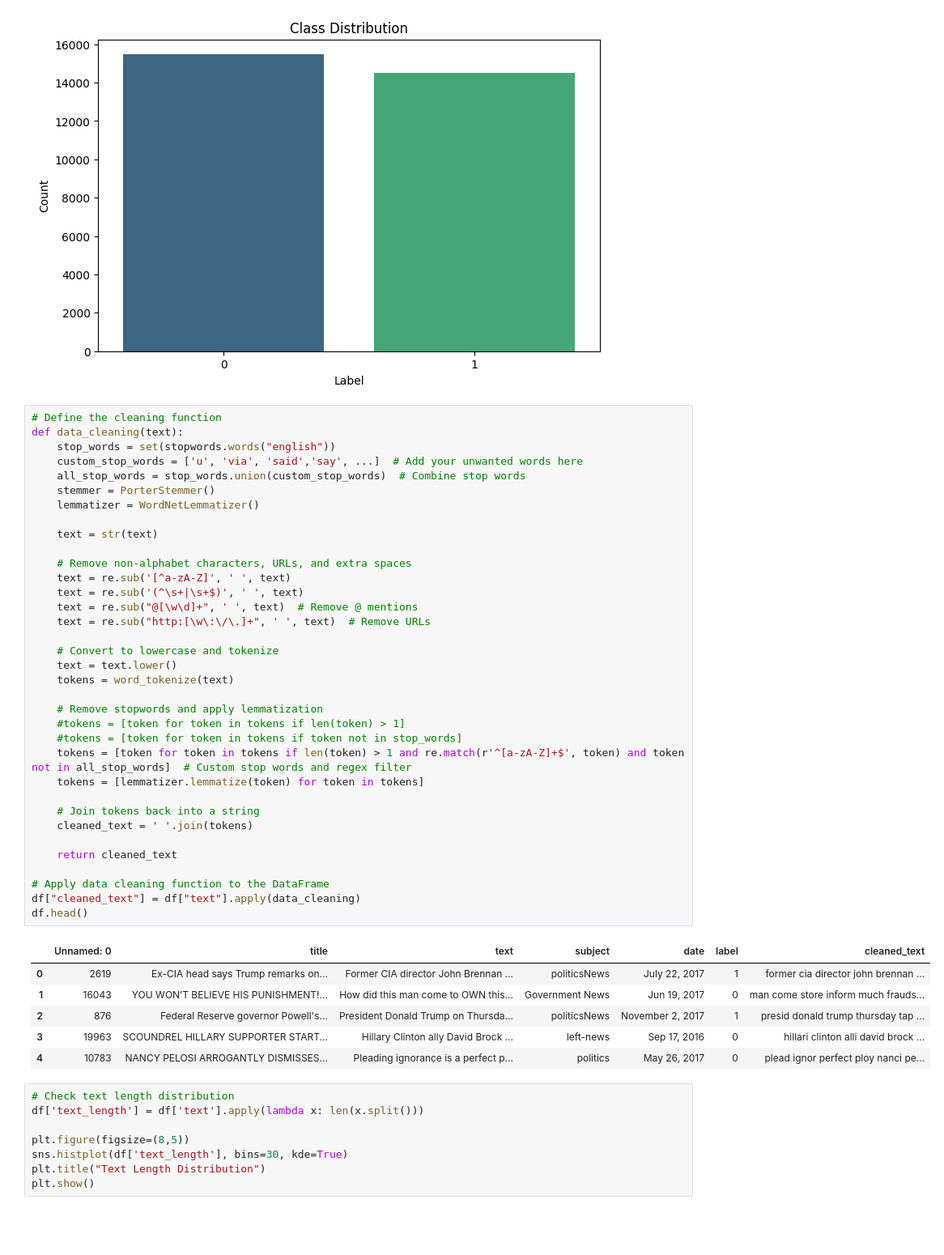
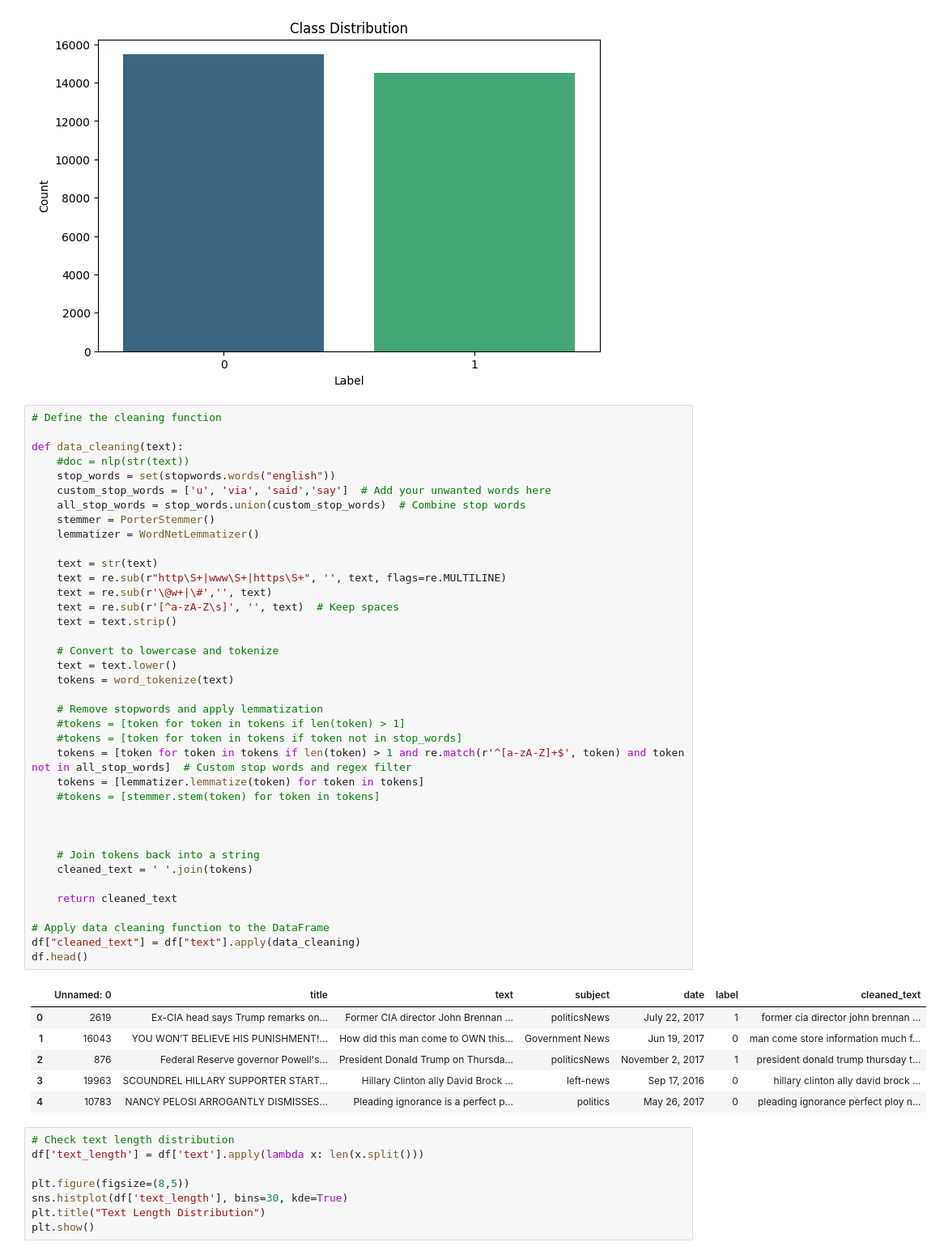
Before and after one commit to t-kiran-05/TAYYIBA-KIRAN-DSMP-python, a Jupyter notebook: Fake_News_Detection_Tayyiba_kiran_notebook_DSMP.ipynb, the cells around one changed output. Shown at 81% size. Saved outputs shown, nothing was run; the diff lists cells and outputs as text; blank space fills up the shorter version.

```diff
--- a/Fake_News_Detection_Tayyiba_kiran_notebook_DSMP.ipynb
+++ b/Fake_News_Detection_Tayyiba_kiran_notebook_DSMP.ipynb
@@ -164,46 +162,49 @@ plt.show()
 [figure]
 # %%
 # Define the cleaning function
+
 def data_cleaning(text):
+    #doc = nlp(str(text))
     stop_words = set(stopwords.words("english"))
-    custom_stop_words = ['u', 'via', 'said','say', ...]  # Add your unwanted words here
+    custom_stop_words = ['u', 'via', 'said','say']  # Add your unwanted words here
     all_stop_words = stop_words.union(custom_stop_words)  # Combine stop words
     stemmer = PorterStemmer()
     lemmatizer = WordNetLemmatizer()
 
     text = str(text)
-
-    # Remove non-alphabet characters, URLs, and extra spaces
-    text = re.sub('[^a-zA-Z]', ' ', text)
-    text = re.sub('(^\s+|\s+$)', ' ', text)
-    text = re.sub("@[\w\d]+", ' ', text)  # Remove @ mentions
-    text = re.sub("http:[\w\:\/\.]+", ' ', text)  # Remove URLs
+    text = re.sub(r"http\S+|www\S+|https\S+", '', text, flags=re.MULTILINE)
+    text = re.sub(r'\@w+|\#','', text)
+    text = re.sub(r'[^a-zA-Z\s]', '', text)  # Keep spaces
+    text = text.strip()
 
     # Convert to lowercase and tokenize
     text = text.lower()
     tokens = word_tokenize(text)
 
     # Remove stopwords and apply lemmatization
     #tokens = [token for token in tokens if len(token) > 1]
     #tokens = [token for token in tokens if token not in stop_words]
     tokens = [token for token in tokens if len(token) > 1 and re.match(r'^[a-zA-Z]+$', token) and token not in all_stop_words]  # Custom stop words and regex filter
     tokens = [lemmatizer.lemmatize(token) for token in tokens]
+    #tokens = [stemmer.stem(token) for token in tokens]
+
+
 
     # Join tokens back into a string
     cleaned_text = ' '.join(tokens)
 
     return cleaned_text
 
 # Apply data cleaning function to the DataFrame
 df["cleaned_text"] = df["text"].apply(data_cleaning)
 df.head()
 # %% [output]
 |  | Unnamed: 0 | title | text | subject | date | label | cleaned_text |
 | 0 | 2619 | Ex-CIA head says Trump remarks on... | Former CIA director John Brennan ... | politicsNews | July 22, 2017 | 1 | former cia director john brennan ... |
-| 1 | 16043 | YOU WON’T BELIEVE HIS PUNISHMENT!... | How did this man come to OWN this... | Government News | Jun 19, 2017 | 0 | man come store inform much frauds... |
-| 2 | 876 | Federal Reserve governor Powell's... | President Donald Trump on Thursda... | politicsNews | November 2, 2017 | 1 | presid donald trump thursday tap ... |
-| 3 | 19963 | SCOUNDREL HILLARY SUPPORTER START... | Hillary Clinton ally David Brock ... | left-news | Sep 17, 2016 | 0 | hillari clinton alli david brock ... |
-| 4 | 10783 | NANCY PELOSI ARROGANTLY DISMISSES... | Pleading ignorance is a perfect p... | politics | May 26, 2017 | 0 | plead ignor perfect ploy nanci pe... |
+| 1 | 16043 | YOU WON’T BELIEVE HIS PUNISHMENT!... | How did this man come to OWN this... | Government News | Jun 19, 2017 | 0 | man come store information much f... |
+| 2 | 876 | Federal Reserve governor Powell's... | President Donald Trump on Thursda... | politicsNews | November 2, 2017 | 1 | president donald trump thursday t... |
+| 3 | 19963 | SCOUNDREL HILLARY SUPPORTER START... | Hillary Clinton ally David Brock ... | left-news | Sep 17, 2016 | 0 | hillary clinton ally david brock ... |
+| 4 | 10783 | NANCY PELOSI ARROGANTLY DISMISSES... | Pleading ignorance is a perfect p... | politics | May 26, 2017 | 0 | pleading ignorance perfect ploy n... |
 # %%
 # Check text length distribution
 df['text_length'] = df['text'].apply(lambda x: len(x.split()))
```
Also changed, not shown: parts of 12 cells of this notebook.
